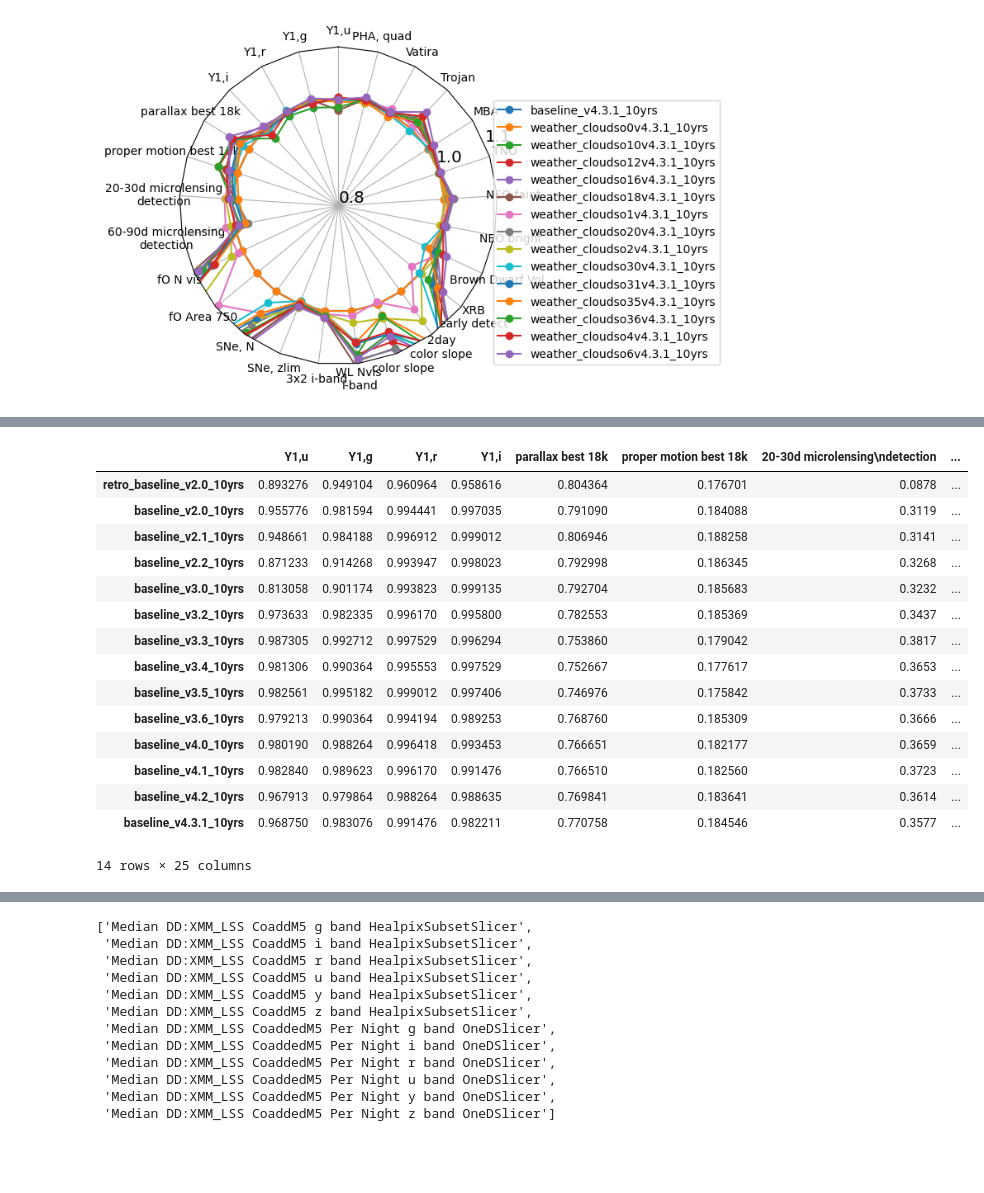
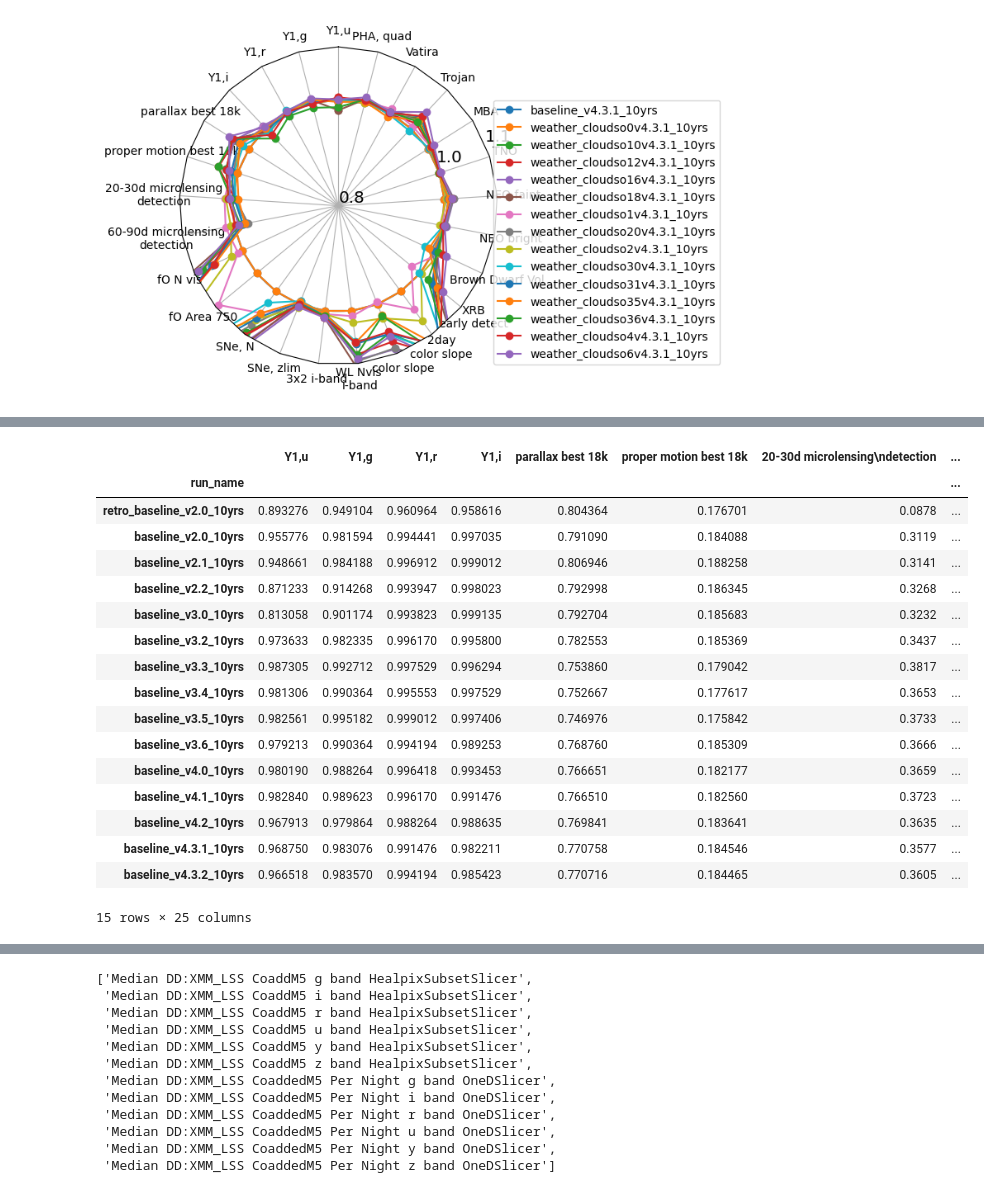
Before and after one commit to lsst-sims/sims_featureScheduler_runs4.3, a Jupyter notebook: maf/quick_look.ipynb, the cells around one changed output, grey strips where cells are left out. Cells and saved outputs as stored; diff of their text form; code cells hidden in the pictures; blank space fills up the shorter version.

```diff
--- a/maf/quick_look.ipynb
+++ b/maf/quick_look.ipynb
@@ -284,16 +325,17 @@ fig, ax = radar(ndata, legend=True, rgrids=[0.8, 1.0, 1.1], bbox_to_anchor=(1.7,
 # %%
 times = ['retro_baseline_v2.0_10yrs', 'baseline_v2.0_10yrs', 'baseline_v2.1_10yrs', 'baseline_v2.2_10yrs',
         'baseline_v3.0_10yrs',  'baseline_v3.2_10yrs', 'baseline_v3.3_10yrs', 'baseline_v3.4_10yrs',
           'baseline_v3.5_10yrs', 'baseline_v3.6_10yrs', 'baseline_v4.0_10yrs', 'baseline_v4.1_10yrs',
-         'baseline_v4.2_10yrs', "baseline_v4.3.1_10yrs"]
+         'baseline_v4.2_10yrs', "baseline_v4.3.1_10yrs", "baseline_v4.3.2_10yrs"]
 
 sub_data = data.reindex(labels=times)
 sub_ddf = ddf_data.reindex(labels=times)
 sub_mag = mag_data.reindex(labels=times)
 sub_gaps = gaps_data.reindex(labels=times)
 sub_data
 # %% [output]
 |  | Y1,u | Y1,g | Y1,r | Y1,i | parallax best 18k | proper motion best 18k | 20-30d microlensing\ndetection | ... |
+| run_name |  |  |  |  |  |  |  | ... |
 | retro_baseline_v2.0_10yrs | 0.893276 | 0.949104 | 0.960964 | 0.958616 | 0.804364 | 0.176701 | 0.0878 | ... |
 | baseline_v2.0_10yrs | 0.955776 | 0.981594 | 0.994441 | 0.997035 | 0.791090 | 0.184088 | 0.3119 | ... |
 | baseline_v2.1_10yrs | 0.948661 | 0.984188 | 0.996912 | 0.999012 | 0.806946 | 0.188258 | 0.3141 | ... |
@@ -306,9 +348,10 @@ sub_data
 | baseline_v3.6_10yrs | 0.979213 | 0.990364 | 0.994194 | 0.989253 | 0.768760 | 0.185309 | 0.3666 | ... |
 | baseline_v4.0_10yrs | 0.980190 | 0.988264 | 0.996418 | 0.993453 | 0.766651 | 0.182177 | 0.3659 | ... |
 | baseline_v4.1_10yrs | 0.982840 | 0.989623 | 0.996170 | 0.991476 | 0.766510 | 0.182560 | 0.3723 | ... |
-| baseline_v4.2_10yrs | 0.967913 | 0.979864 | 0.988264 | 0.988635 | 0.769841 | 0.183641 | 0.3614 | ... |
+| baseline_v4.2_10yrs | 0.967913 | 0.979864 | 0.988264 | 0.988635 | 0.769841 | 0.183641 | 0.3635 | ... |
 | baseline_v4.3.1_10yrs | 0.968750 | 0.983076 | 0.991476 | 0.982211 | 0.770758 | 0.184546 | 0.3577 | ... |
+| baseline_v4.3.2_10yrs | 0.966518 | 0.983570 | 0.994194 | 0.985423 | 0.770716 | 0.184465 | 0.3605 | ... |
-14 rows × 25 columns
+15 rows × 25 columns
 # %%
 # Rough error bars from weather simulations
 std_dict = {}
```
Also changed, not shown: parts of 13 cells of this notebook.
